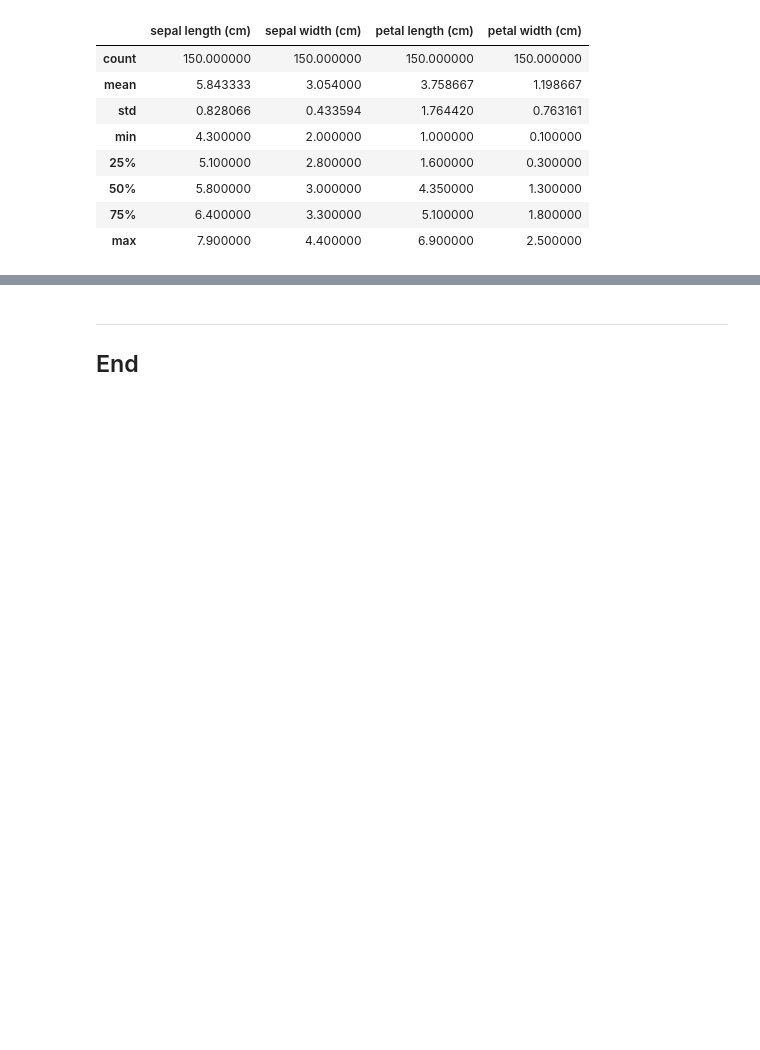
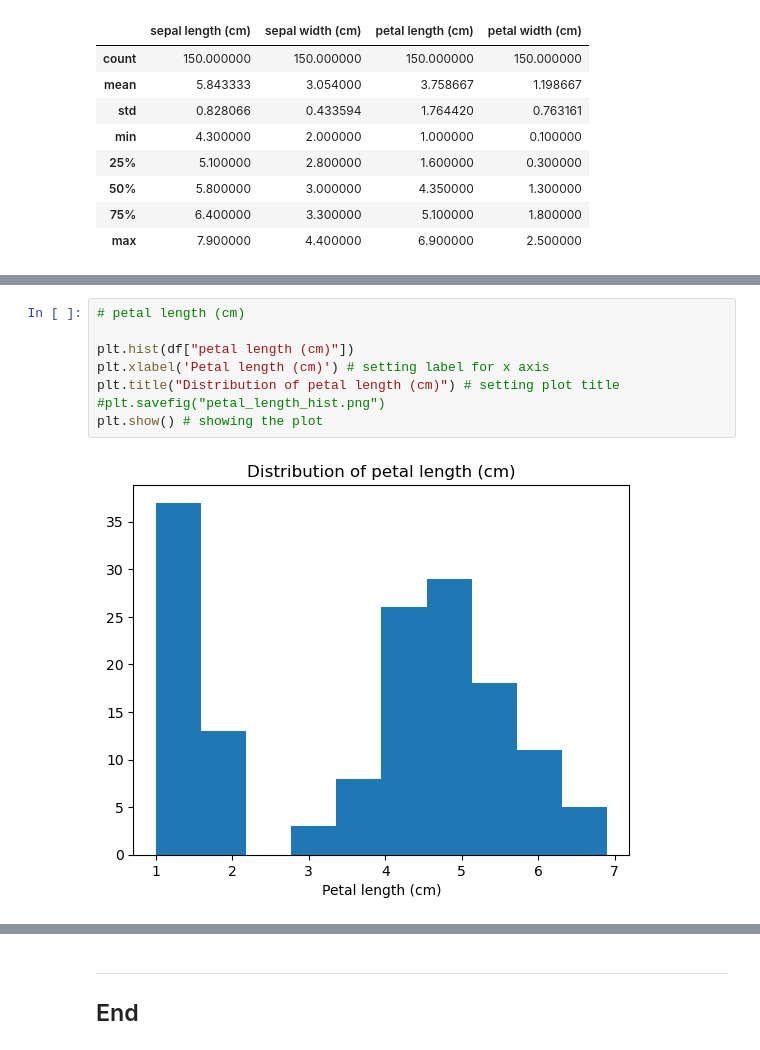
Before and after one commit to Ange-Dvs/pands-project, a Jupyter notebook: iris.ipynb, the cells around one changed output, grey strips where cells are left out. Drawn from its saved outputs; the diff is of its cells as text; blank space fills up the shorter version.

```diff
--- a/iris.ipynb
+++ b/iris.ipynb
@@ -85,0 +145,10 @@ https://en.wikipedia.org/wiki/Iris_flower_data_set
+# %%
+# petal length (cm)
+
+plt.hist(df["petal length (cm)"])
+plt.xlabel('Petal length (cm)') # setting label for x axis
+plt.title("Distribution of petal length (cm)") # setting plot title
+#plt.savefig("petal_length_hist.png")
+plt.show() # showing the plot
+# %% [output]
+[figure, added]
```
Also changed, not shown: parts of 13 cells of this notebook, 2 other files.
